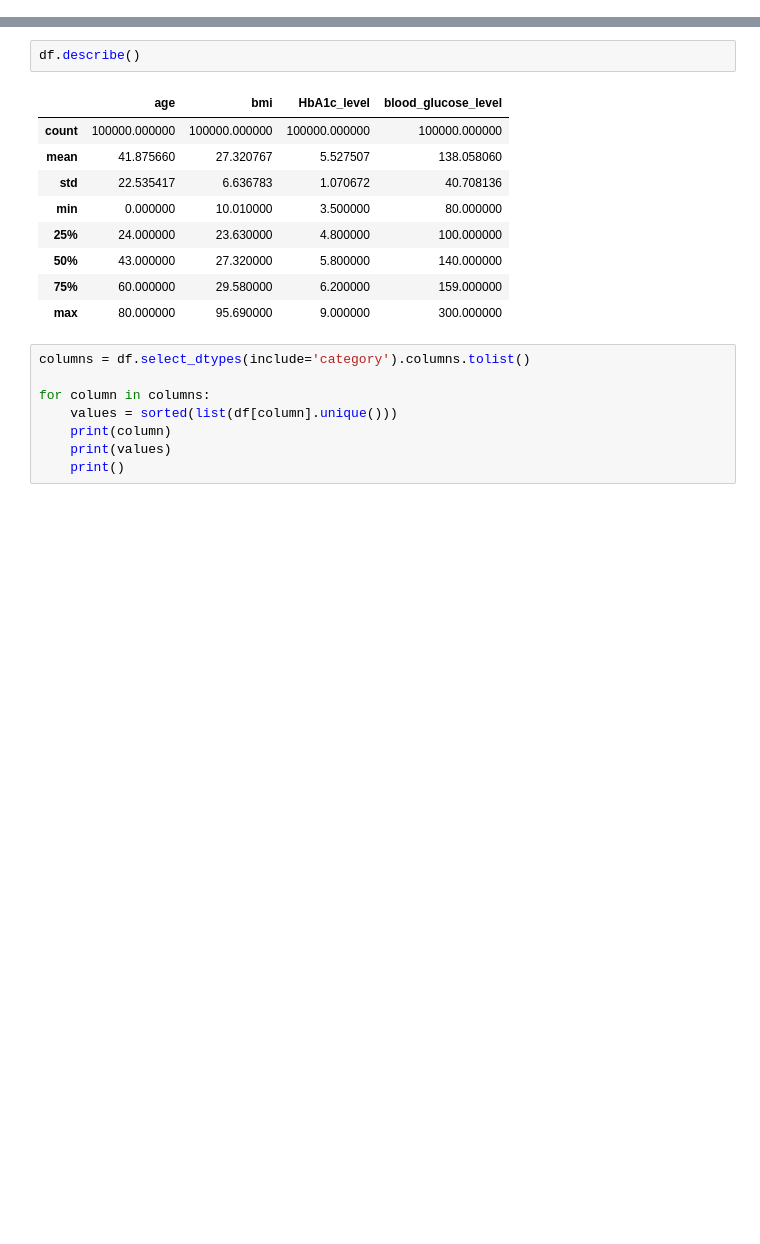
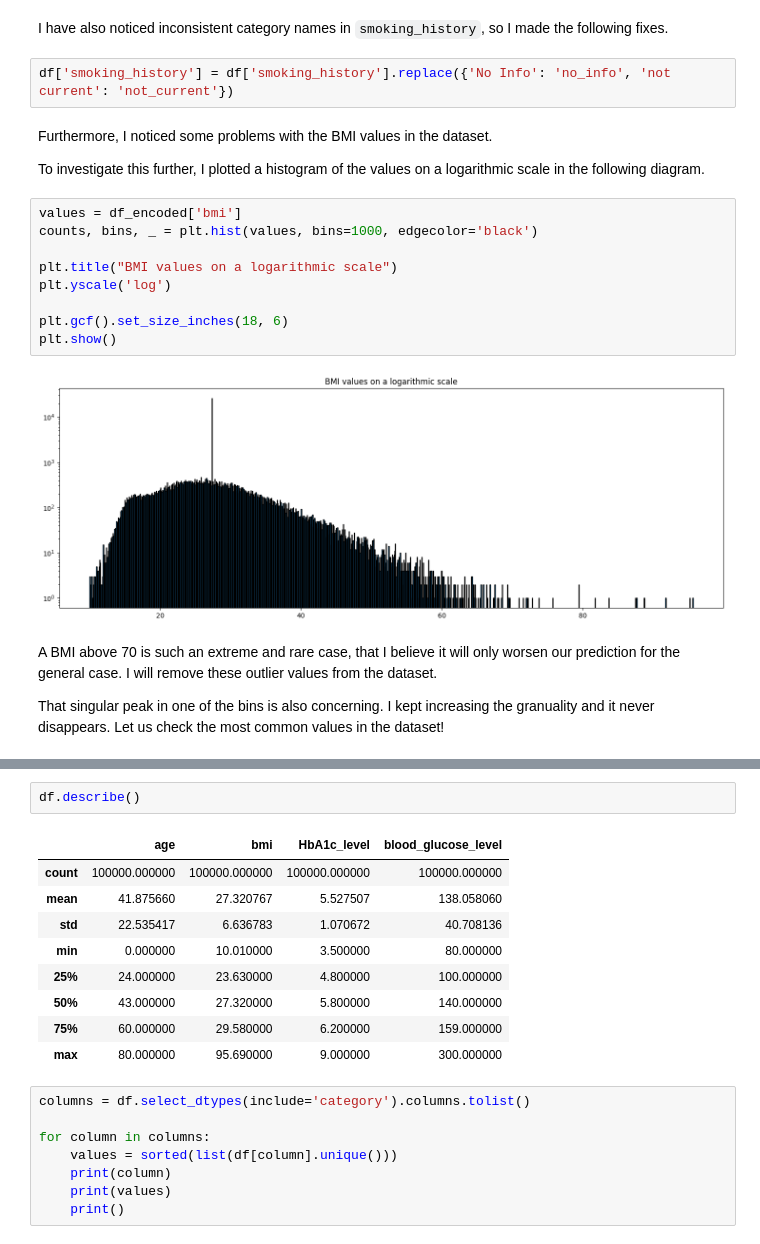
Before and after one commit to nemkin/matstat-diabetes, a Jupyter notebook: diabetes.ipynb, the cells around one changed output, grey strips where cells are left out. Saved outputs shown, nothing was run; the diff lists cells and outputs as text; blank space fills up the shorter version.

```diff
--- a/diabetes.ipynb
+++ b/diabetes.ipynb
@@ -49,0 +54,23 @@ Types of columns:
+# %% [markdown]
+I have also noticed inconsistent category names in `smoking_history`, so I made the following fixes.
+# %%
+df['smoking_history'] = df['smoking_history'].replace({'No Info': 'no_info', 'not current': 'not_current'})
+# %% [markdown]
+Furthermore, I noticed some problems with the BMI values in the dataset.
+
+To investigate this further, I plotted a histogram of the values on a logarithmic scale in the following diagram.
+# %%
+values = df_encoded['bmi']
+counts, bins, _ = plt.hist(values, bins=1000, edgecolor='black')
+
+plt.title("BMI values on a logarithmic scale")
+plt.yscale('log')
+
+plt.gcf().set_size_inches(18, 6)
+plt.show()
+# %% [output]
+[figure, added]
+# %% [markdown]
+A BMI above 70 is such an extreme and rare case, that I believe it will only worsen our prediction for the general case. I will remove these outlier values from the dataset.
+
+That singular peak in one of the bins is also concerning. I kept increasing the granuality and it never disappears. Let us check the most common values in the dataset!
```
Also changed, not shown: parts of 31 cells of this notebook.
